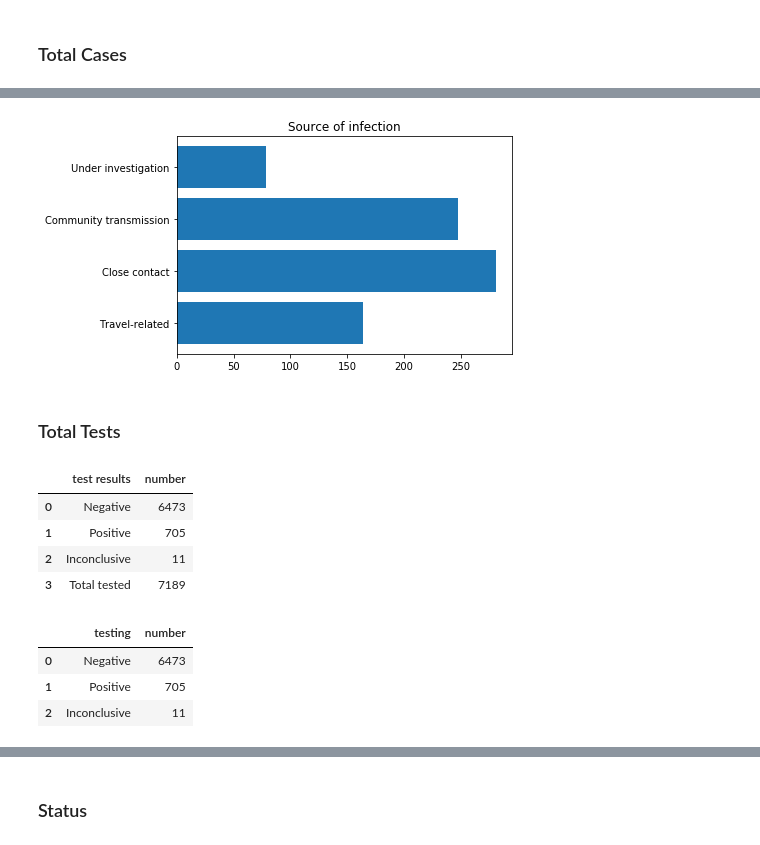
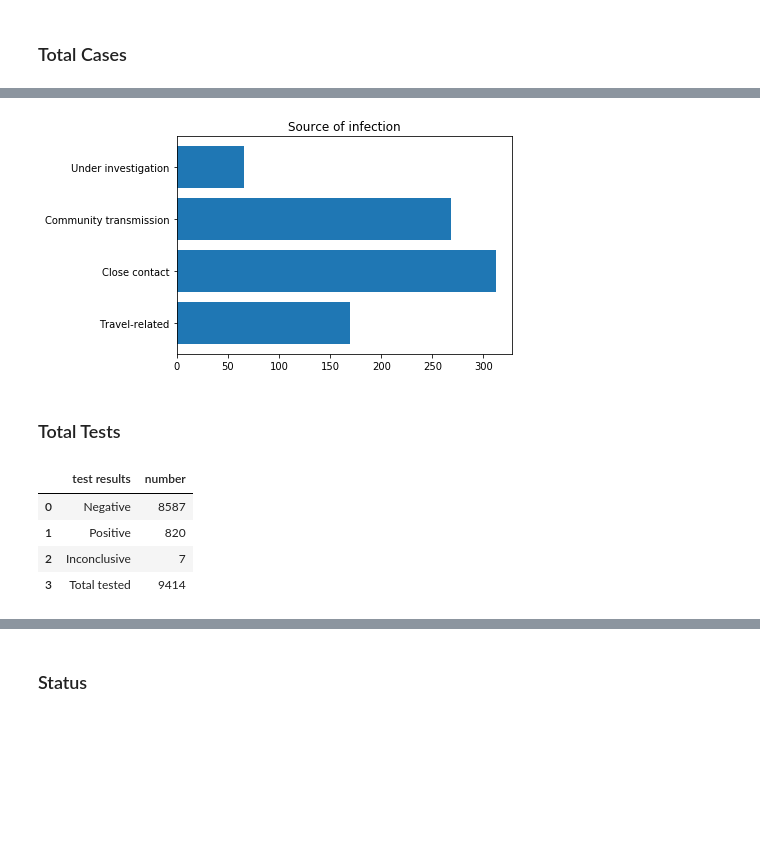
Before and after one commit to misty-garcia/covid, a Jupyter notebook: san_antonio_data.ipynb, the cells around one changed output, grey strips where cells are left out. Cells and saved outputs as stored; diff of their text form; code cells hidden in the pictures; blank space fills up the shorter version.

Commit message:
updating number

```diff
--- a/san_antonio_data.ipynb
+++ b/san_antonio_data.ipynb
@@ -97,30 +88,22 @@ In Bexar county, there have been 772 confirmed cases.
 # %%
-plt.barh(subset.source,subset.number)
+plt.barh(df.source[1:],df.number[1:])
 plt.title("Source of infection")
 plt.show()
 # %% [output]
-[figure, old version]
+[figure, new version]
 # %% [markdown]
 ### Total Tests
 # %%
-df = make_df(14)
+df = make_df(15)
 df
 # %% [output]
 |  | test results | number |
-| 0 | Negative | 6473 |
-| 1 | Positive | 705 |
-| 2 | Inconclusive | 11 |
-| 3 | Total tested | 7189 |
+| 0 | Negative | 8587 |
+| 1 | Positive | 820 |
+| 2 | Inconclusive | 7 |
+| 3 | Total tested | 9414 |
 # %%
 df = df.rename(columns={"test results":"testing"})
-# %%
-subset = df.loc[0:2,]
-subset
-# %% [output]
-|  | testing | number |
-| 0 | Negative | 6473 |
-| 1 | Positive | 705 |
-| 2 | Inconclusive | 11 |
 # %%
 print(f'There have been {df.iloc[3,1]} total tests taken in Bexar county.')
 # %% [output]
```
Also changed, not shown: parts of 26 cells of this notebook, 1 other file.
